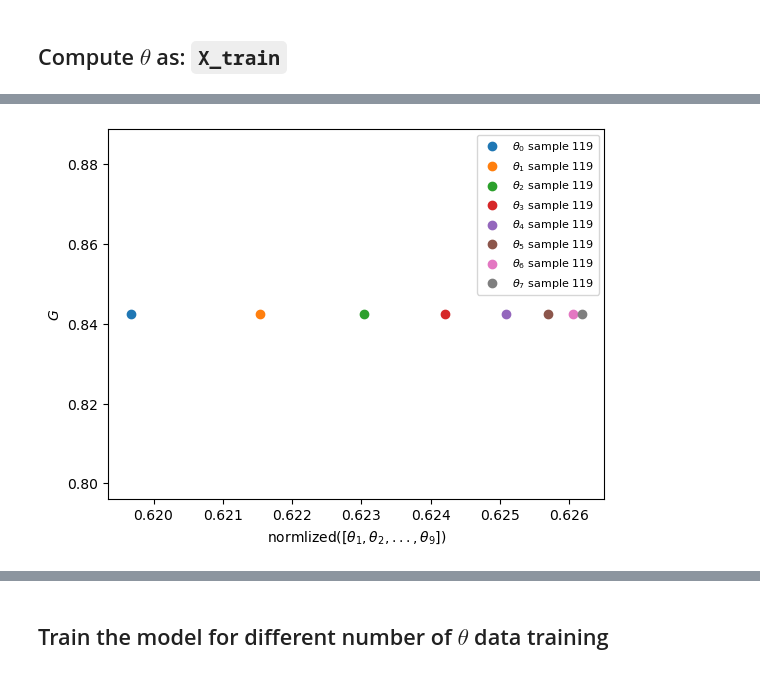
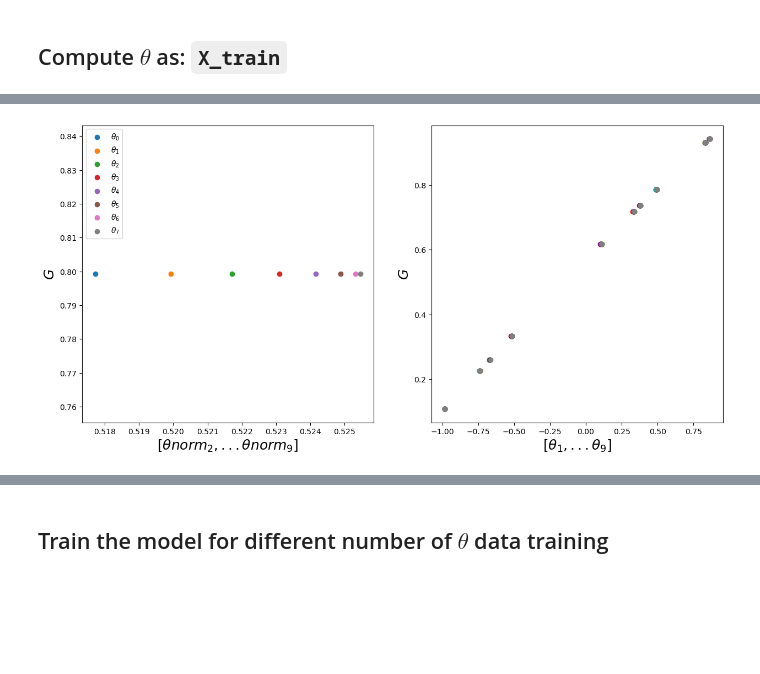
Before and after one commit to mvanzulli/Heat_Transfer_PINN, a Jupyter notebook: playground/Surrogate.ipynb, the cells around one changed output, grey strips where cells are left out. Cells and saved outputs as stored; diff of their text form; code cells hidden in the pictures; blank space fills up the shorter version.

```diff
--- a/playground/Surrogate.ipynb
+++ b/playground/Surrogate.ipynb
@@ -386,18 +399,0 @@ Theta_test = np.multiply(np.add(X_test, [-T_inf]), [1/(T_b - T_inf)])
-# %%
-aux_ones = np.ones((X_train.shape[1],))
-samples_plotted = []
-
-while len(samples_plotted) <= num_sample_plots:
-    sample_picked = np.random.randint(0, Theta_train.shape[0])
-    if sample_picked not in samples_plotted:
-        G_sample = Y_train[sample_picked]
-        Y_plot = G_sample * aux_ones
-        label =  'G = % .2f' % Y_train[sample_picked]
-        plt.scatter(Theta_train[sample_picked,:], Y_plot, label = label, s = 5)
-        samples_plotted.append(sample_picked)
-
-plt.xlabel(r'$\theta$')
-plt.ylabel(r'$G$')
-plt.legend(loc='best', prop={'size': 6})
-plt.savefig('part1_outputs/figures/GvsTheta.png')
-plt.show()
@@ -408,49 +408,43 @@ plt.show()
 # %%
-# Reduce theta
-Theta_train_reduced = Theta_train[:,1:]
-Theta_train_normalized, min_theta_reduced, max_theta_reduced = normalize(Theta_train_reduced)
+# Normalize and reduce theta
+theta_train_reduced = Theta_train[:,1:]
+theta_train_reduced_normalized, min_theta, max_theta = normalize(theta_train_reduced)
 
 
-# Plot 1 sample of theta
-num_sample_plots = 1
-aux_ones = np.ones((Theta_train_normalized.shape[1],))
+## Make a subplot with 2 figures
+fig, ax = plt.subplots(1, 2, figsize=(15, 7))
 
+# Plot parameters
+num_sample_plots = 10
+label_size = 10
+
+## Plot one random sample of Theta vs G
+
+picked = np.random.randint(0,400,1)
+ax[0].cla()
+for col in range(theta_train_reduced_normalized.shape[1]):
+    aux_ones = np.ones((theta_train_reduced_normalized.shape[0],))
+    label = r"$\theta_{}$".format(col)
+    ax[0].scatter(theta_train_reduced_normalized[picked, col], Y_train[picked], label = label)
+
+ax[0].set_xlabel(r'$[\theta norm_2,... \theta norm_9]$', fontsize = 1.8*label_size)
+ax[0].set_ylabel(r'$G$', fontsize = 1.8*label_size)
+ax[0].tick_params(axis='both', which='major', labelsize=label_size)
+ax[0].legend(loc='upper left', fontsize = 10)
+
+aux_ones = np.ones((theta_train_reduced_normalized.shape[1],))
 picked = np.random.randint(0,400,num_sample_plots)
 
-for col in range(Theta_train_normalized.shape[1]):
-    X = np.zeros((num_sample_plots,))
-    Y = np.zeros((num_sample_plots,))
+
+col_colors = ['red', 'green', 'blue', 'cyan', 'magenta', 'yellow', 'black', 'gray']
+for col in range(theta_train_reduced_normalized.shape[1]):
     for it in range(num_sample_plots):
-#         print(Theta_train_normalized[picked, col] )
-        X[it] = Theta_train_normalized[picked[it], col]
-        Y[it] = Y_train[picked[it]]
-    plt.scatter(X, Y, label = r"$\theta_{}$ sample {}".format(col,picked[0]))
+        x = theta_train_reduced_normalized[picked[it], col]
+        y = Y_train[picked[it]]
+        ax[1].scatter(x, y, color = col_colors[col])
 
-plt.legend(loc='best', prop={'size': 8})
-plt.xlabel(r'normlized([$\theta_1, \theta_2, ..., \theta_9$])')
-plt.ylabel(r'$G$')
-plt.savefig('part1_outputs/figures/sample_theta_norm.png')
-plt.show()
-
-# Plot N samples of theta
-num_sample_plots = 10
-aux_ones = np.ones((Theta_train_normalized.shape[1],))
-
-picked = np.random.randint(0,400,num_sample_plots)
-
-for col in range(Theta_train_normalized.shape[1]):
-    X = np.zeros((num_sample_plots,))
-    Y = np.zeros((num_sample_plots,))
-    for it in range(num_sample_plots):
-#         print(Theta_train_normalized[picked, col] )
-        X[it] = Theta_train_normalized[picked[it], col]
-        Y[it] = Y_train[picked[it]]
-    plt.scatter(X,Y, label =  r"$\theta_{}$".format(col))
-
-plt.legend(loc='best', prop={'size': 8})
-plt.xlabel(r'normlized([$\theta_1, \theta_2, ..., \theta_9$])')
-plt.ylabel(r'$G$')
-plt.savefig('part1_outputs/figures/GvsThetaNorm.png')
-
-plt.show()
+ax[1].set_xlabel(r'$[\theta norm_2,... \theta norm_9]$', fontsize = 1.8*label_size)
+ax[1].set_ylabel(r'$G$', fontsize = 1.8*label_size)
+ax[1].tick_params(axis='both', which='major', labelsize=label_size)
+plt.xlabel(r'$[\theta_1,... \theta_9]$')
 # %% [output]
@@ -457 +452 @@ plt.show()
-[figure, old version]
+[figure, new version]
```
Also changed, not shown: parts of 27 cells of this notebook, 20 other files.
